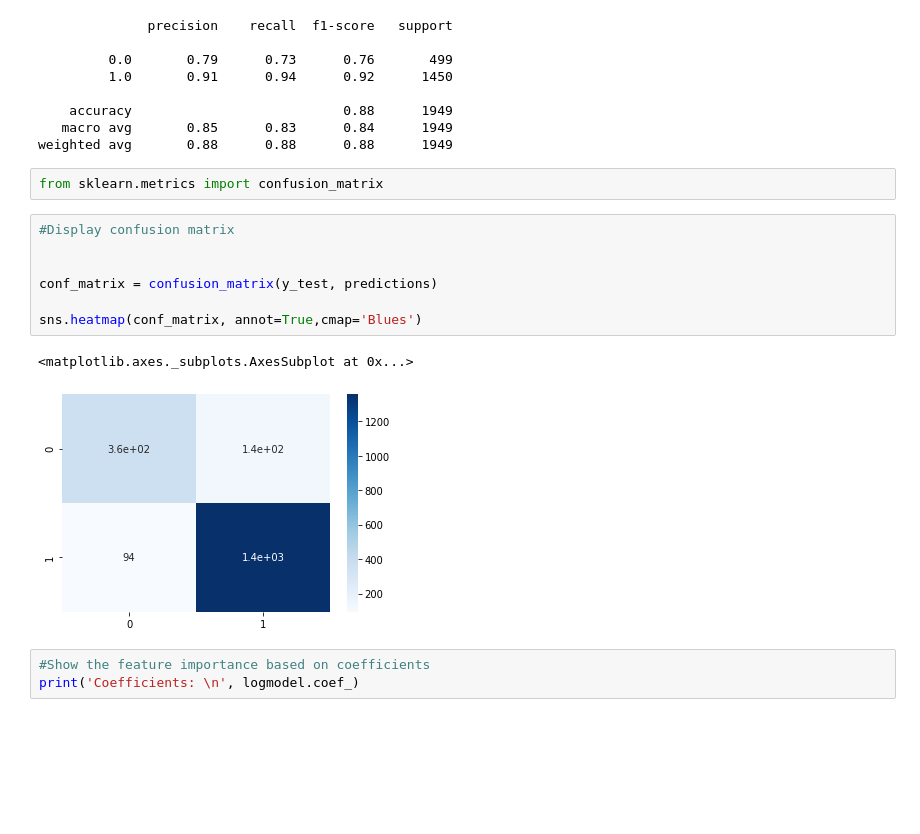
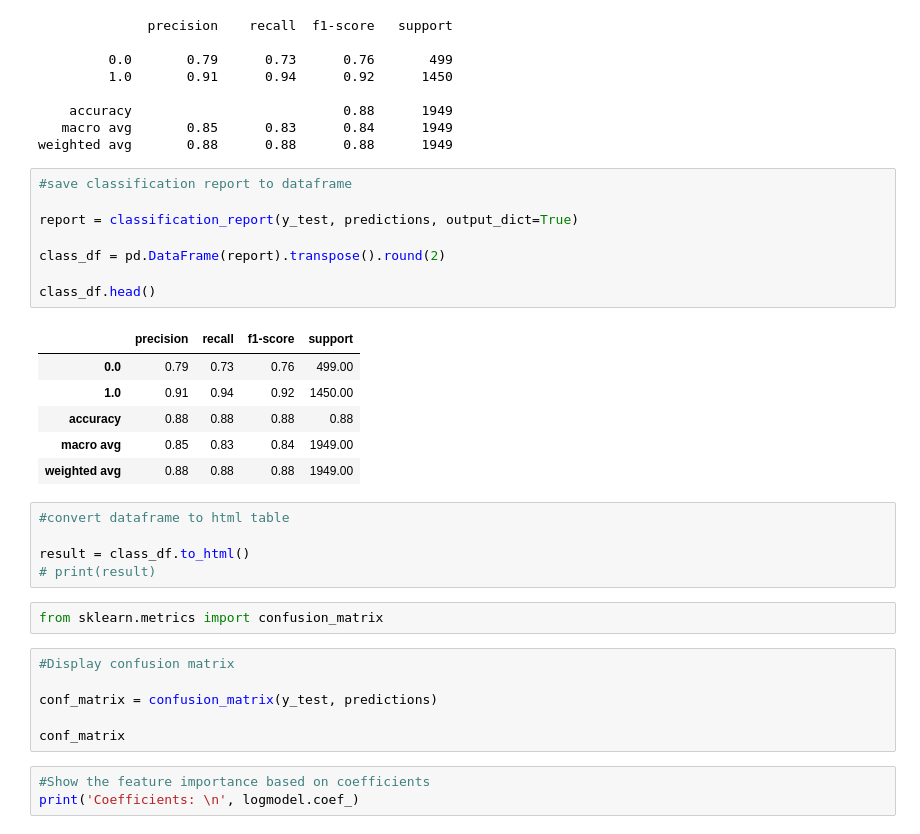
Before and after one commit to pkrosoff/wine_machine_learning, a Jupyter notebook: Code/Predicting Wine Type Based on Chemical Anlaysis (Logistic Regression).ipynb, the cells around one changed output. Saved outputs shown, nothing was run; the diff lists cells and outputs as text; blank space fills up the shorter version.

```diff
--- a/Code/Predicting Wine Type Based on Chemical Anlaysis (Logistic Regression).ipynb
+++ b/Code/Predicting Wine Type Based on Chemical Anlaysis (Logistic Regression).ipynb
@@ -234,18 +234,34 @@ print(classification_report(y_test,predictions))
     accuracy                           0.88      1949
    macro avg       0.85      0.83      0.84      1949
 weighted avg       0.88      0.88      0.88      1949
+# %%
+#save classification report to dataframe
+
+report = classification_report(y_test, predictions, output_dict=True)
+
+class_df = pd.DataFrame(report).transpose().round(2)
+
+class_df.head()
+# %% [output]
+|  | precision | recall | f1-score | support |
+| 0.0 | 0.79 | 0.73 | 0.76 | 499.00 |
+| 1.0 | 0.91 | 0.94 | 0.92 | 1450.00 |
+| accuracy | 0.88 | 0.88 | 0.88 | 0.88 |
+| macro avg | 0.85 | 0.83 | 0.84 | 1949.00 |
+| weighted avg | 0.88 | 0.88 | 0.88 | 1949.00 |
+# %%
+#convert dataframe to html table
+
+result = class_df.to_html()
+# print(result)
 # %%
 from sklearn.metrics import confusion_matrix
 # %%
 #Display confusion matrix
 
-
 conf_matrix = confusion_matrix(y_test, predictions)
 
-sns.heatmap(conf_matrix, annot=True,cmap='Blues')
+conf_matrix
-# %% [output]
-<matplotlib.axes._subplots.AxesSubplot at 0x...>
-[figure, removed]
 # %%
 #Show the feature importance based on coefficients
 print('Coefficients: \n', logmodel.coef_)
```
Also changed, not shown: parts of 4 cells of this notebook, 6 other files.
